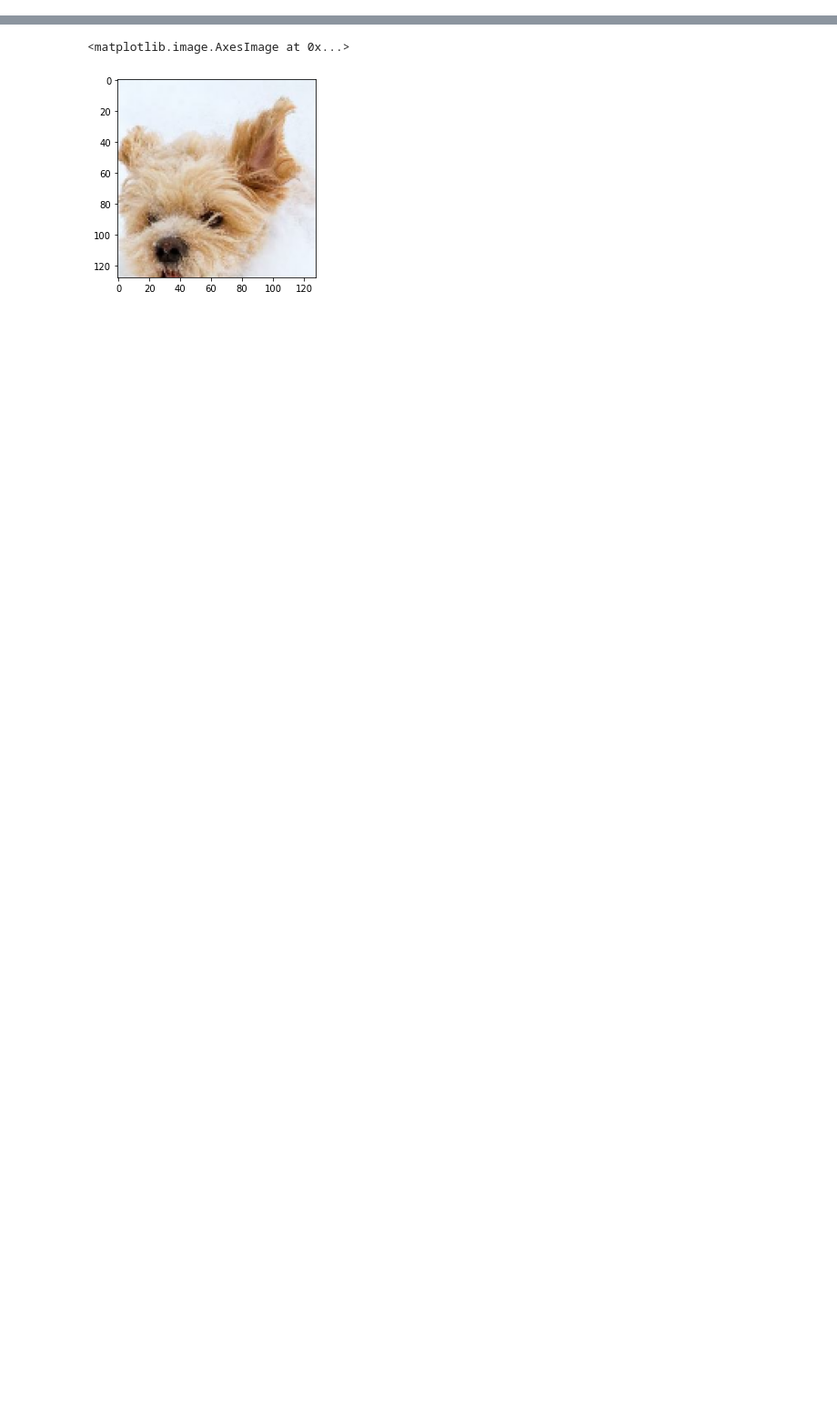
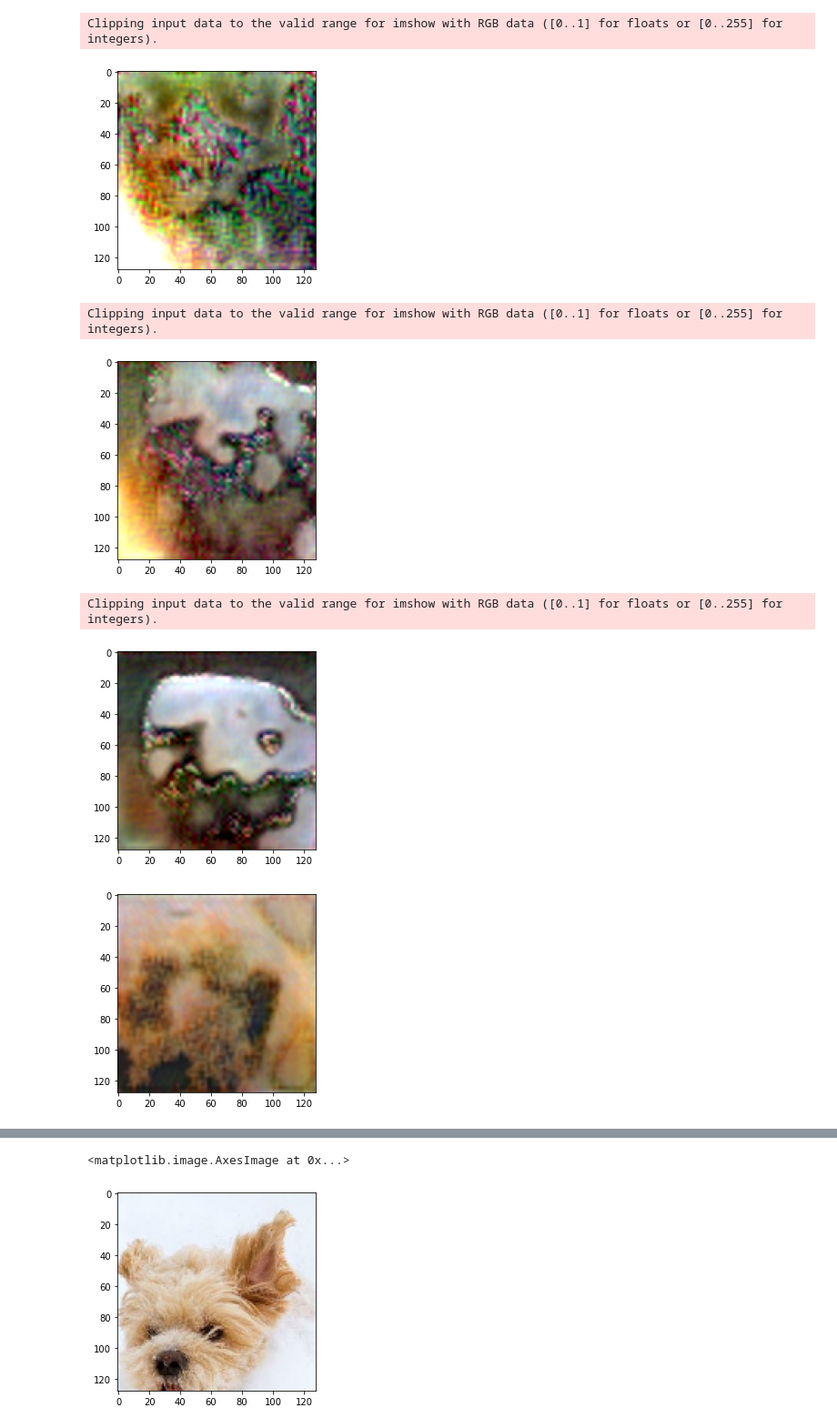
Before and after one commit to leoHeidel/stylegan2-keras, a Jupyter notebook: stylegan.ipynb, the cells around one changed output, grey strips where cells are left out. Shown: that part at 91% size. Drawn from its saved outputs; the diff is of its cells as text; code cells hidden in the pictures; blank space fills up the shorter version.

Commit message:
Training working

```diff
--- a/stylegan.ipynb
+++ b/stylegan.ipynb
@@ -270,0 +269,5 @@ NameError: name 'd' is not defined
+# %%
+dataset = train_dataset().take(51000//batch_size)
+model = StyleGan()
+model.compile(run_eagerly=Tru e)
+model.fit(dataset)
@@ -270,0 +280,18 @@ NameError: name 'd' is not defined
+# %%
+for i in range(20):
+    dataset = train_dataset().take(52597//batch_size)
+    model.fit(dataset)
+    noise = noise_image(batch_size)
+    l_z = latent_z(batch_size)
+    l_w = model.S(l_z)
+    style = tf.stack([l_w for i in range(n_layers)],axis=1)
+    generated= model.G([style,noise])
+    plt.imshow(generated[0])
+    plt.show()
+    plt.imshow(generated[1])
+    plt.show()
+    plt.imshow(generated[2])
+    plt.show()
+    plt.imshow(generated[3])
+    plt.show()
+# %% [output]
@@ -270,0 +300,7 @@ NameError: name 'd' is not defined
+Clipping input data to the valid range for imshow with RGB data ([0..1] for floats or [0..255] for integers).
+[figure, added]
+Clipping input data to the valid range for imshow with RGB data ([0..1] for floats or [0..255] for integers).
+[figure, added]
+Clipping input data to the valid range for imshow with RGB data ([0..1] for floats or [0..255] for integers).
+[figure, added]
+[figure, added]
```
Also changed, not shown: parts of 3 cells of this notebook.
